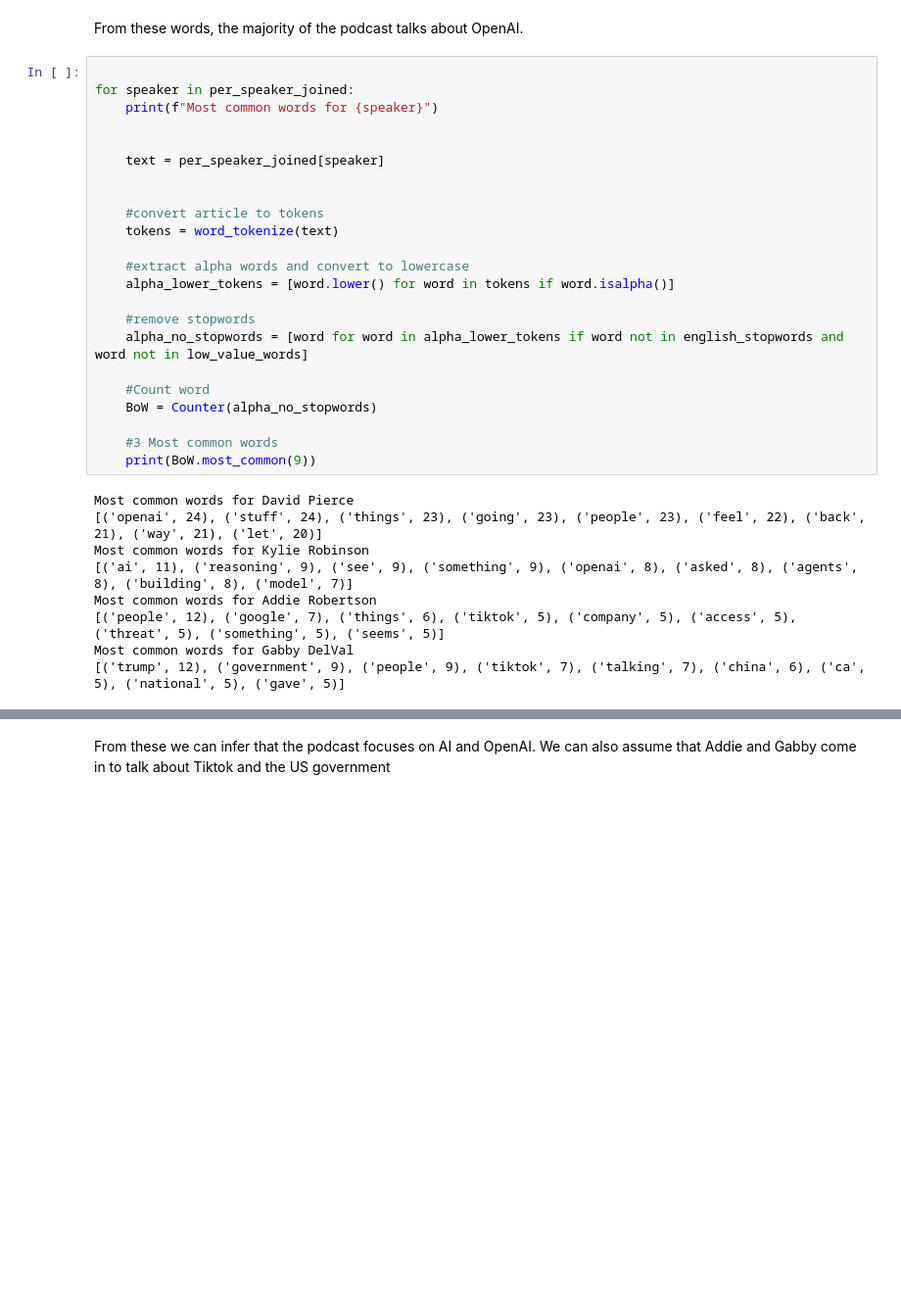
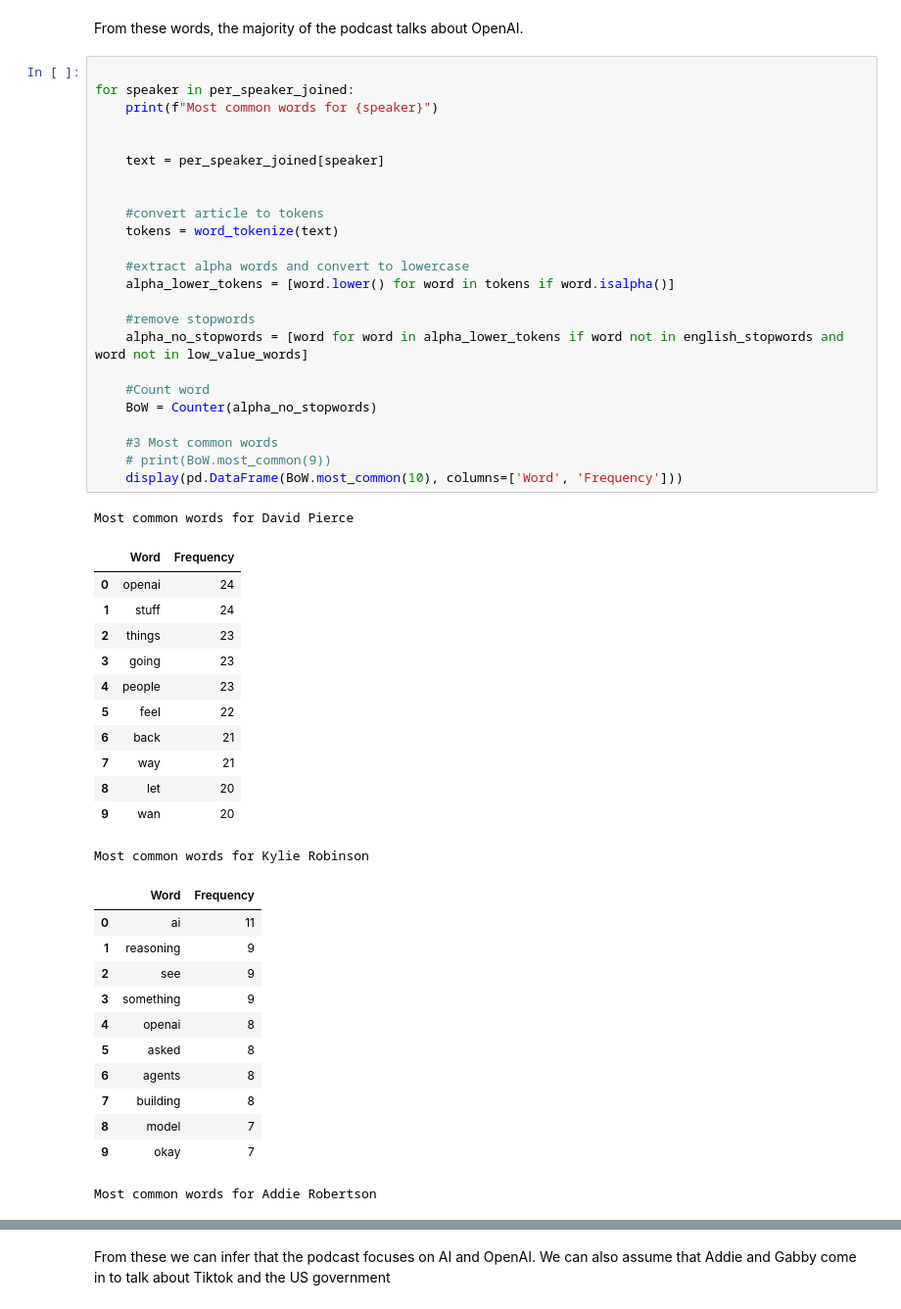
Before and after one commit to tijesu24/Vergecast-NLP, a Jupyter notebook: analysis.ipynb, the cells around one changed output, grey strips where cells are left out. Shown at 98% size. Drawn from its saved outputs; the diff is of its cells as text; blank space fills up the shorter version.

```diff
--- a/analysis.ipynb
+++ b/analysis.ipynb
@@ -277,32 +305,50 @@ From these words, the majority of the podcast talks about OpenAI.
 # %%
 
 for speaker in per_speaker_joined:
     print(f"Most common words for {speaker}")
 
 
     text = per_speaker_joined[speaker]
 
 
     #convert article to tokens
     tokens = word_tokenize(text)
 
     #extract alpha words and convert to lowercase
     alpha_lower_tokens = [word.lower() for word in tokens if word.isalpha()]
 
     #remove stopwords
     alpha_no_stopwords = [word for word in alpha_lower_tokens if word not in english_stopwords and word not in low_value_words]
 
     #Count word
     BoW = Counter(alpha_no_stopwords)
 
     #3 Most common words
-    print(BoW.most_common(9))
+    # print(BoW.most_common(9))
+    display(pd.DataFrame(BoW.most_common(10), columns=['Word', 'Frequency']))
 # %% [output]
 Most common words for David Pierce
-[('openai', 24), ('stuff', 24), ('things', 23), ('going', 23), ('people', 23), ('feel', 22), ('back', 21), ('way', 21), ('let', 20)]
-Most common words for Kylie Robinson
-[('ai', 11), ('reasoning', 9), ('see', 9), ('something', 9), ('openai', 8), ('asked', 8), ('agents', 8), ('building', 8), ('model', 7)]
-Most common words for Addie Robertson
-[('people', 12), ('google', 7), ('things', 6), ('tiktok', 5), ('company', 5), ('access', 5), ('threat', 5), ('something', 5), ('seems', 5)]
-Most common words for Gabby DelVal
-[('trump', 12), ('government', 9), ('people', 9), ('tiktok', 7), ('talking', 7), ('china', 6), ('ca', 5), ('national', 5), ('gave', 5)]
+|  | Word | Frequency |
+| 0 | openai | 24 |
+| 1 | stuff | 24 |
+| 2 | things | 23 |
+| 3 | going | 23 |
+| 4 | people | 23 |
+| 5 | feel | 22 |
+| 6 | back | 21 |
+| 7 | way | 21 |
+| 8 | let | 20 |
+| 9 | wan | 20 |
+Most common words for Kylie Robinson
+|  | Word | Frequency |
+| 0 | ai | 11 |
+| 1 | reasoning | 9 |
+| 2 | see | 9 |
+| 3 | something | 9 |
+| 4 | openai | 8 |
+| 5 | asked | 8 |
+| 6 | agents | 8 |
+| 7 | building | 8 |
+| 8 | model | 7 |
+| 9 | okay | 7 |
+Most common words for Addie Robertson
```
Also changed, not shown: parts of 7 cells of this notebook.
